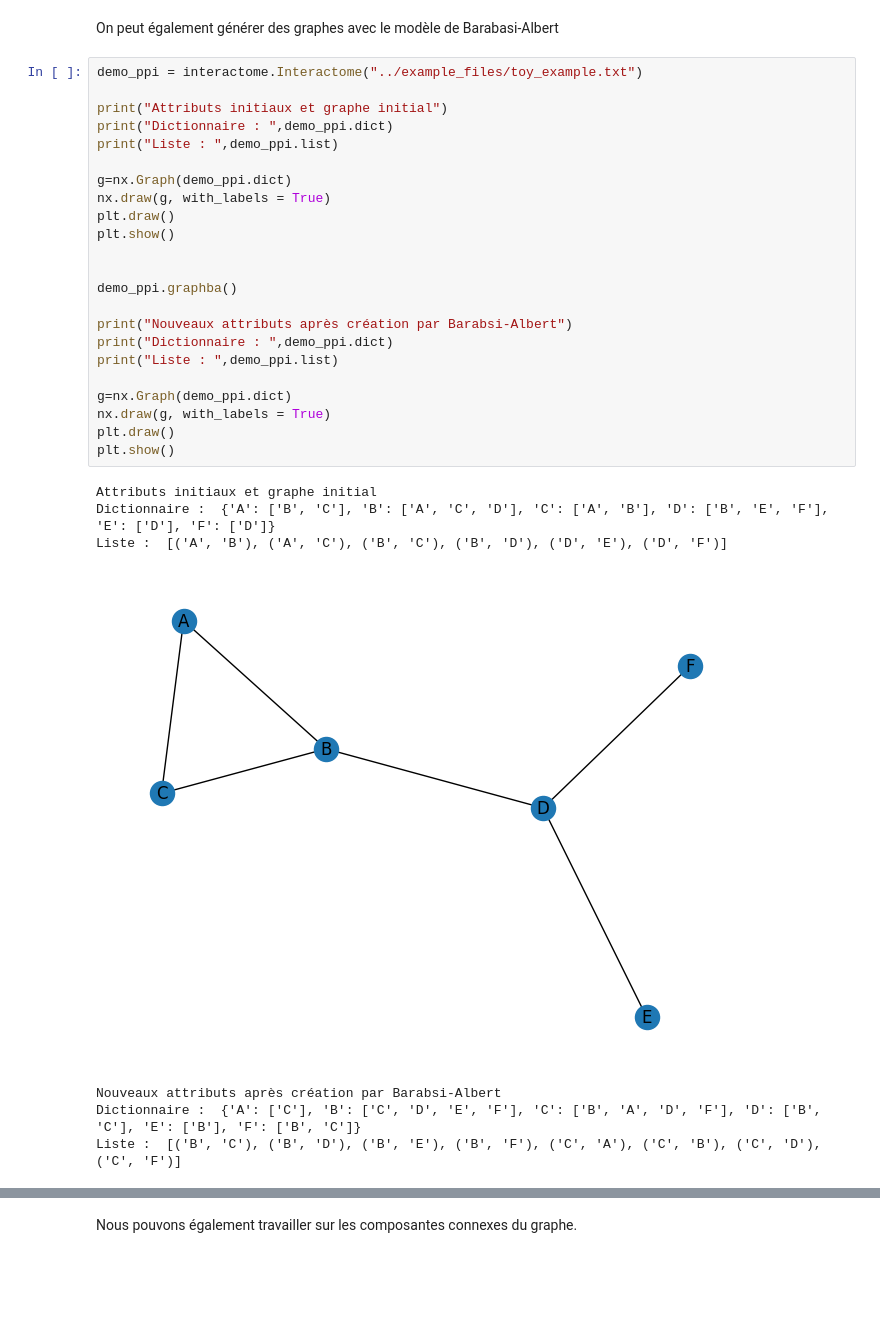
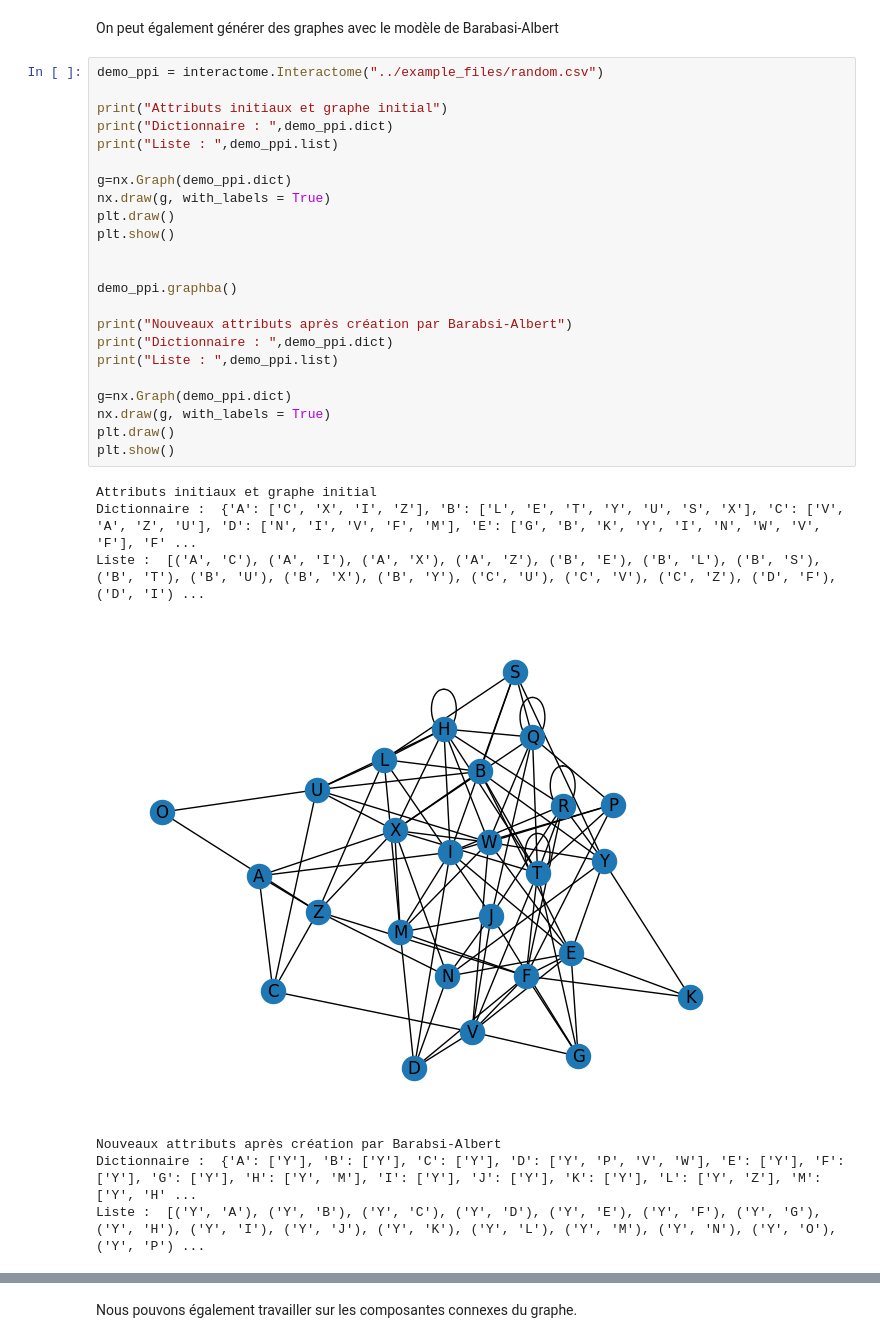
Before and after one commit to N-Hoffmann/projet_BS2, a Jupyter notebook: code/demo.ipynb, the cells around one changed output, grey strips where cells are left out. Saved outputs shown, nothing was run; the diff lists cells and outputs as text; blank space fills up the shorter version.

```diff
--- a/code/demo.ipynb
+++ b/code/demo.ipynb
@@ -206,33 +201,33 @@ Liste :  [('A', 'C'), ('A', 'D'), ('A', 'E'), ('B', 'D'), ('C', 'A'), ('C', 'D')
 # %% [markdown]
 On peut également générer des graphes avec le modèle de Barabasi-Albert
 # %%
-demo_ppi = interactome.Interactome("../example_files/toy_example.txt")
+demo_ppi = interactome.Interactome("../example_files/random.csv")
 
 print("Attributs initiaux et graphe initial")
 print("Dictionnaire : ",demo_ppi.dict)
 print("Liste : ",demo_ppi.list)
 
 g=nx.Graph(demo_ppi.dict)
 nx.draw(g, with_labels = True)
 plt.draw()
 plt.show()
 
 
 demo_ppi.graphba()
 
 print("Nouveaux attributs après création par Barabsi-Albert")
 print("Dictionnaire : ",demo_ppi.dict)
 print("Liste : ",demo_ppi.list)
 
 g=nx.Graph(demo_ppi.dict)
 nx.draw(g, with_labels = True)
 plt.draw()
 plt.show()
 # %% [output]
 Attributs initiaux et graphe initial
-Dictionnaire :  {'A': ['B', 'C'], 'B': ['A', 'C', 'D'], 'C': ['A', 'B'], 'D': ['B', 'E', 'F'], 'E': ['D'], 'F': ['D']}
-Liste :  [('A', 'B'), ('A', 'C'), ('B', 'C'), ('B', 'D'), ('D', 'E'), ('D', 'F')]
+Dictionnaire :  {'A': ['C', 'X', 'I', 'Z'], 'B': ['L', 'E', 'T', 'Y', 'U', 'S', 'X'], 'C': ['V', 'A', 'Z', 'U'], 'D': ['N', 'I', 'V', 'F', 'M'], 'E': ['G', 'B', 'K', 'Y', 'I', 'N', 'W', 'V', 'F'], 'F' ...
+Liste :  [('A', 'C'), ('A', 'I'), ('A', 'X'), ('A', 'Z'), ('B', 'E'), ('B', 'L'), ('B', 'S'), ('B', 'T'), ('B', 'U'), ('B', 'X'), ('B', 'Y'), ('C', 'U'), ('C', 'V'), ('C', 'Z'), ('D', 'F'), ('D', 'I') ...
-[figure, old version]
+[figure, new version]
 Nouveaux attributs après création par Barabsi-Albert
-Dictionnaire :  {'A': ['C'], 'B': ['C', 'D', 'E', 'F'], 'C': ['B', 'A', 'D', 'F'], 'D': ['B', 'C'], 'E': ['B'], 'F': ['B', 'C']}
-Liste :  [('B', 'C'), ('B', 'D'), ('B', 'E'), ('B', 'F'), ('C', 'A'), ('C', 'B'), ('C', 'D'), ('C', 'F')]
+Dictionnaire :  {'A': ['Y'], 'B': ['Y'], 'C': ['Y'], 'D': ['Y', 'P', 'V', 'W'], 'E': ['Y'], 'F': ['Y'], 'G': ['Y'], 'H': ['Y', 'M'], 'I': ['Y'], 'J': ['Y'], 'K': ['Y'], 'L': ['Y', 'Z'], 'M': ['Y', 'H' ...
+Liste :  [('Y', 'A'), ('Y', 'B'), ('Y', 'C'), ('Y', 'D'), ('Y', 'E'), ('Y', 'F'), ('Y', 'G'), ('Y', 'H'), ('Y', 'I'), ('Y', 'J'), ('Y', 'K'), ('Y', 'L'), ('Y', 'M'), ('Y', 'N'), ('Y', 'O'), ('Y', 'P') ...
```
Also changed, not shown: parts of 9 cells of this notebook.
